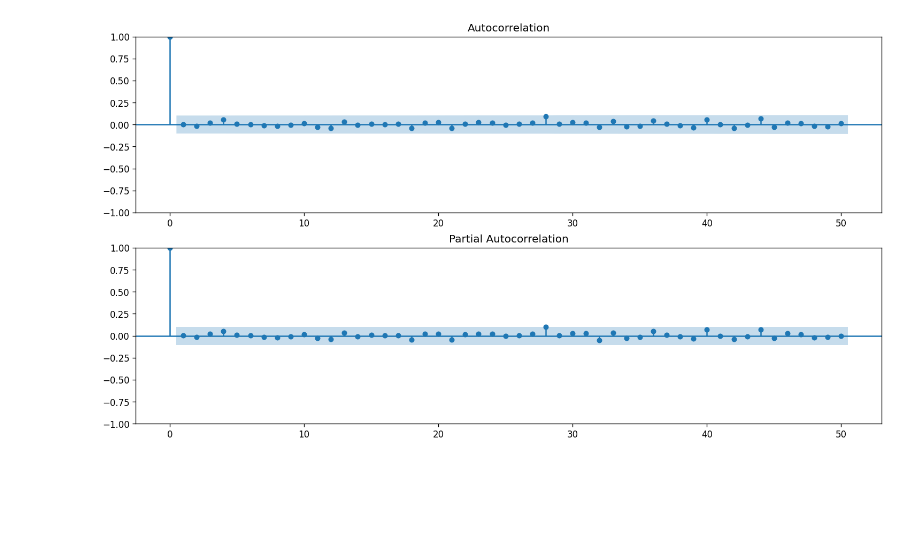
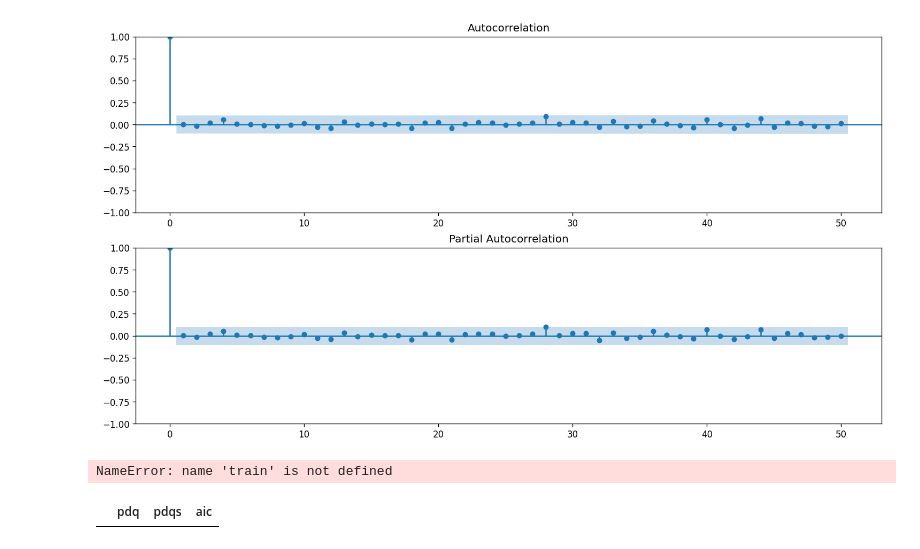
Before and after one commit to waheb-1988/Arima_model, a Jupyter notebook: models/arima_model_bictoin_price_monthly.ipynb, the cells around one changed output. Saved outputs shown, nothing was run; the diff lists cells and outputs as text; code cells hidden in the pictures; blank space fills up the shorter version.

```diff
--- a/models/arima_model_bictoin_price_monthly.ipynb
+++ b/models/arima_model_bictoin_price_monthly.ipynb
@@ -425,0 +429,30 @@ plt.show()
+# %%
+p = d = q = range(0,3)
+
+pdq= list(itertools.product(p , d , q))
+
+pdqs = [(x[0],x[1],x[2],12) for x in list(itertools.product(p , d , q)) ]
+ans=[]
+for comb in pdq :
+    for combs in pdqs :
+        try:
+            mod = sm.tsa.statespace.SARIMAX(train,
+                                            order= comb,
+                                            seasonal_order= combs,
+                                            enforce_invertibility=False,
+                                            enforce_stationarity=False)
+            output = mod.fit()
+            ans.append([comb,combs,output.aic])
+            print("ARIMA {} + {}12': AIC Calculated ={}".format(comb,combs,output.aic))
+        except:
+            continue
+ans_df = pd.DataFrame(ans,columns= ['pdq','pdqs','aic'])
+#ans_df.loc[ans_df['aic'].min()]
+# %%
+train
+# %% [output]
+NameError: name 'train' is not defined
+# %%
+ans_df
+# %% [output]
+|  | pdq | pdqs | aic |
```
Also changed, not shown: parts of 1 cell of this notebook, 1 other file.
